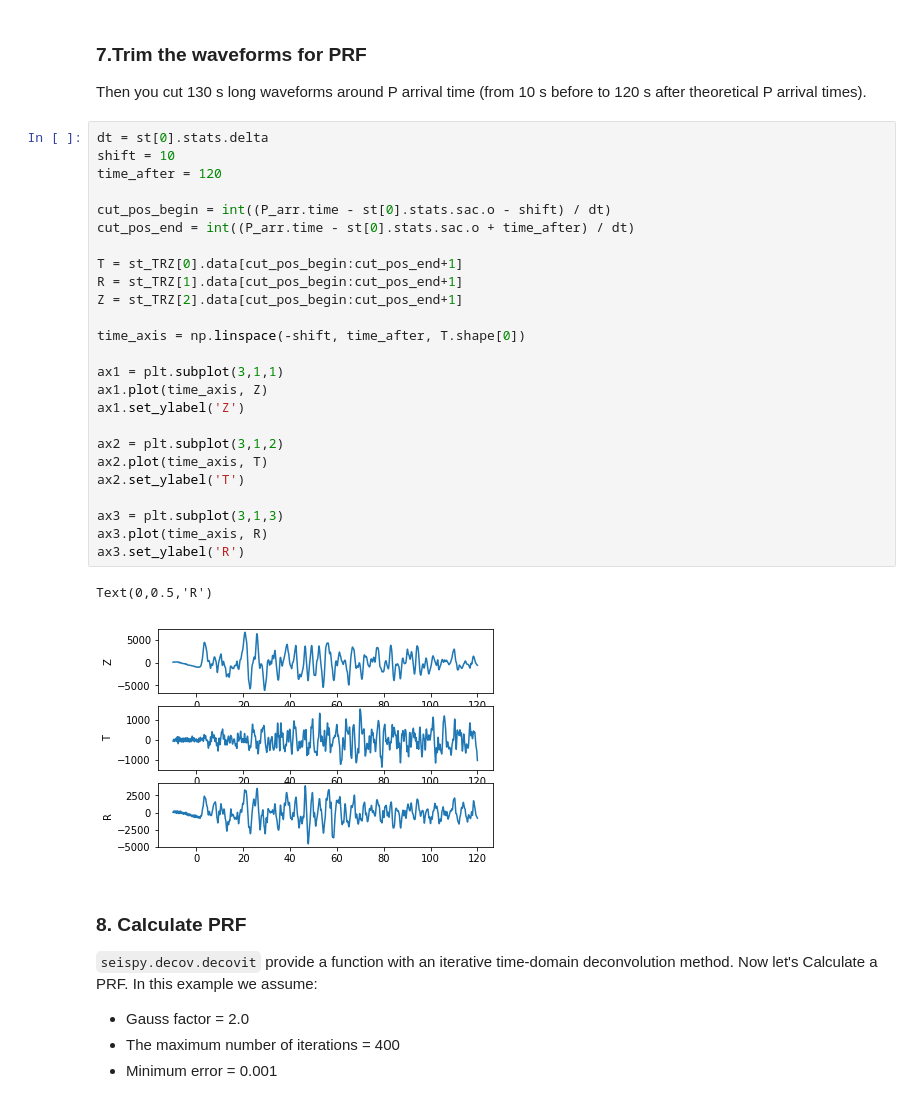
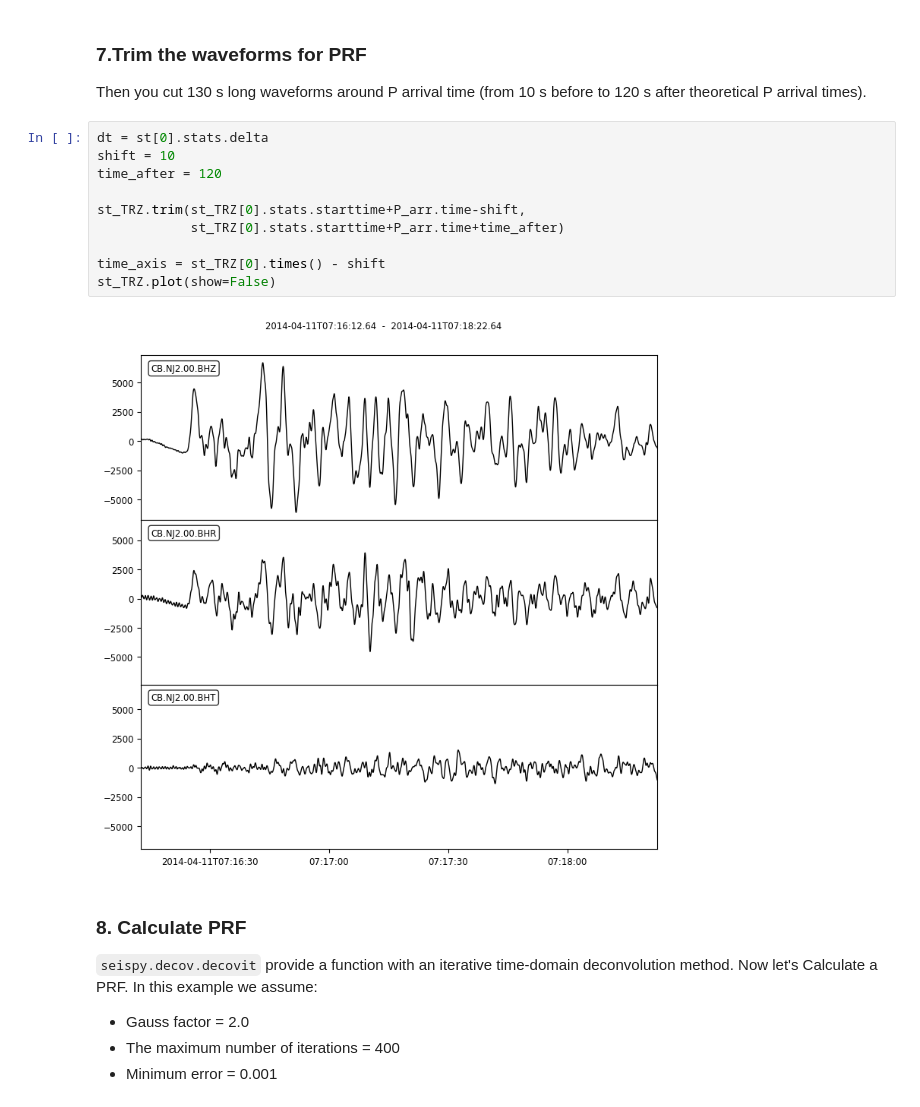
Before and after one commit to xumi1993/seispy-doc.post, a Jupyter notebook: source/_static/files/PRF_Process.ipynb, the cells around one changed output. Cells and saved outputs as stored; diff of their text form.

```diff
--- a/source/_static/files/PRF_Process.ipynb
+++ b/source/_static/files/PRF_Process.ipynb
@@ -57,34 +54,18 @@ P_ray = rayp[0]
 # %% [markdown]
 ### 7.Trim the waveforms for PRF
 Then you cut 130 s long waveforms around P arrival time (from 10 s before to 120 s after theoretical P arrival times).
-# %%
-dt = st[0].stats.delta
-shift = 10
-time_after = 120
-
-cut_pos_begin = int((P_arr.time - st[0].stats.sac.o - shift) / dt)
-cut_pos_end = int((P_arr.time - st[0].stats.sac.o + time_after) / dt)
-
-T = st_TRZ[0].data[cut_pos_begin:cut_pos_end+1]
-R = st_TRZ[1].data[cut_pos_begin:cut_pos_end+1]
-Z = st_TRZ[2].data[cut_pos_begin:cut_pos_end+1]
-
-time_axis = np.linspace(-shift, time_after, T.shape[0])
-
-ax1 = plt.subplot(3,1,1)
-ax1.plot(time_axis, Z)
-ax1.set_ylabel('Z')
-
-ax2 = plt.subplot(3,1,2)
-ax2.plot(time_axis, T)
-ax2.set_ylabel('T')
-
-ax3 = plt.subplot(3,1,3)
-ax3.plot(time_axis, R)
-ax3.set_ylabel('R')
-# %% [output]
-Text(0,0.5,'R')
-[figure, removed]
+# %%
+dt = st[0].stats.delta
+shift = 10
+time_after = 120
+
+st_TRZ.trim(st_TRZ[0].stats.starttime+P_arr.time-shift,
+            st_TRZ[0].stats.starttime+P_arr.time+time_after)
+
+time_axis = st_TRZ[0].times() - shift
+st_TRZ.plot(show=False)
+# %% [output]
+[figure, added]
 # %% [markdown]
 ### 8. Calculate PRF
 `seispy.decov.decovit` provide a function with an iterative time-domain deconvolution method. Now let's Calculate a PRF. In this example we assume:
```
Also changed, not shown: parts of 5 cells of this notebook, 8 other files.
